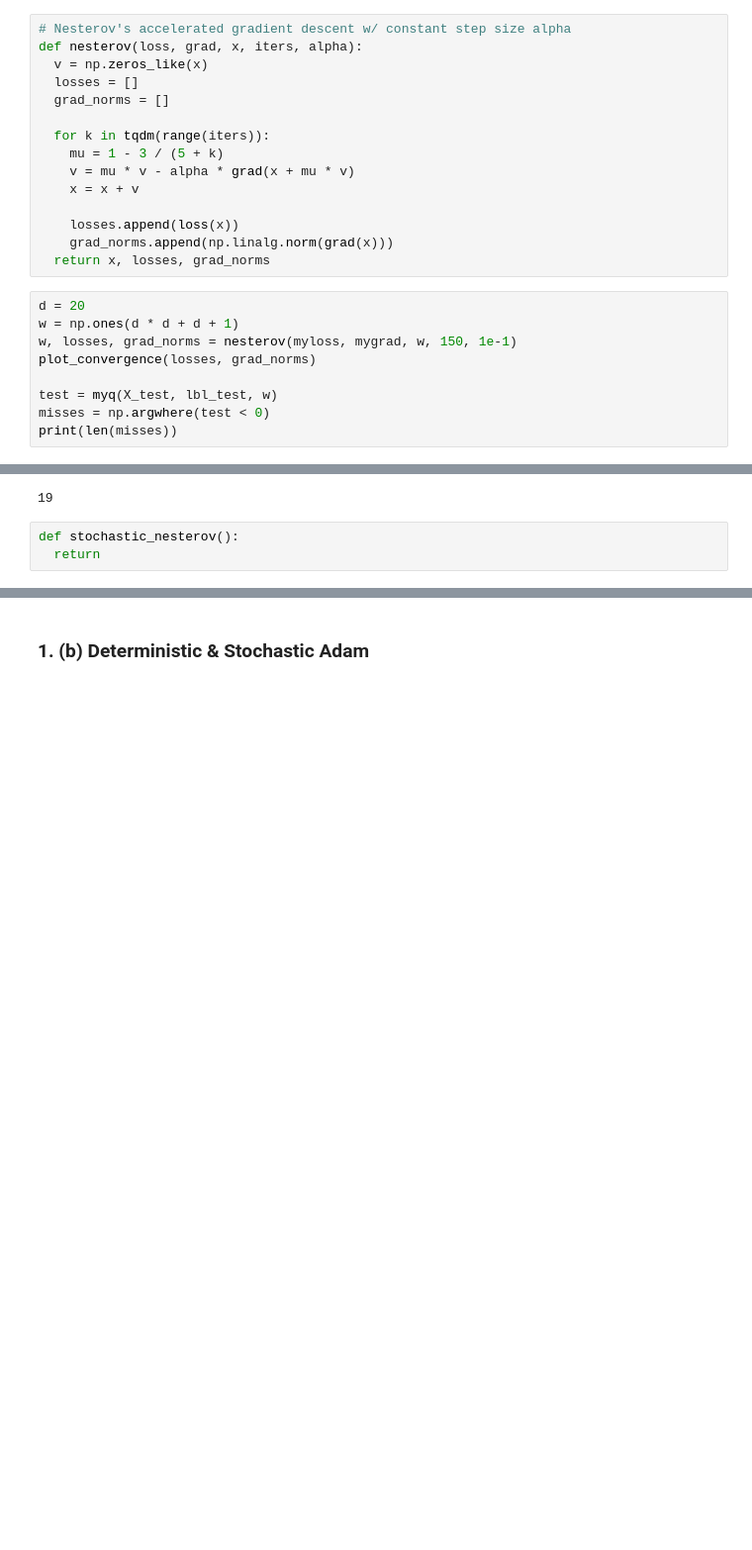
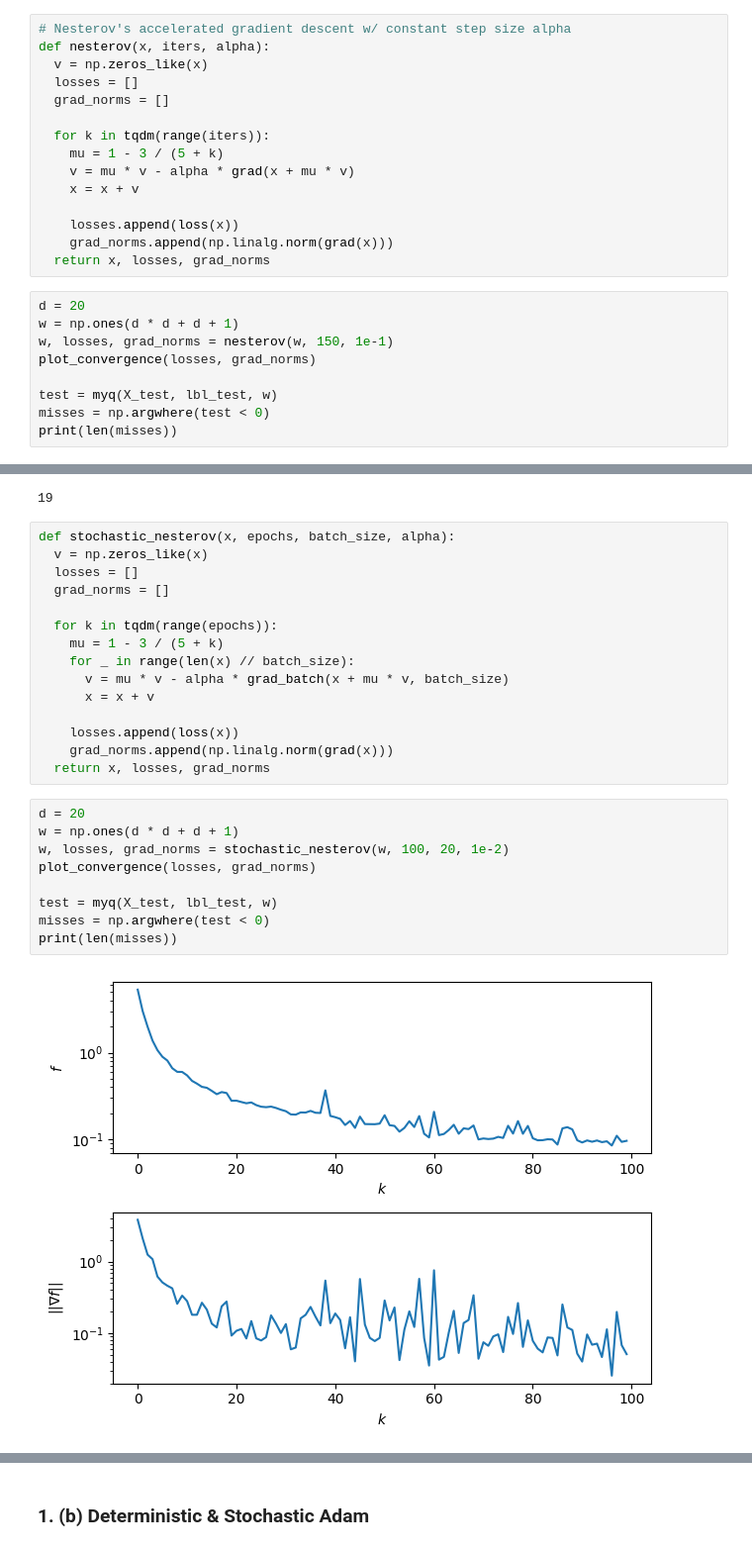
Before and after one commit to elijahkin/amsc660, a Jupyter notebook: hw13/hw13.ipynb, the cells around one changed output, grey strips where cells are left out. Shown: that part at 99% size. Drawn from its saved outputs; the diff is of its cells as text; blank space fills up the shorter version.

Commit message:
Functional stochastics

```diff
--- a/hw13/hw13.ipynb
+++ b/hw13/hw13.ipynb
@@ -168,7 +172,7 @@ def mygrad(w):
 ### 1. (a) Deterministic & Stochastic Nesterov
 # %%
 # Nesterov's accelerated gradient descent w/ constant step size alpha
-def nesterov(loss, grad, x, iters, alpha):
+def nesterov(x, iters, alpha):
   v = np.zeros_like(x)
   losses = []
   grad_norms = []
@@ -184,7 +188,7 @@ def nesterov(loss, grad, x, iters, alpha):
 # %%
 d = 20
 w = np.ones(d * d + d + 1)
-w, losses, grad_norms = nesterov(myloss, mygrad, w, 150, 1e-1)
+w, losses, grad_norms = nesterov(w, 150, 1e-1)
 plot_convergence(losses, grad_norms)
 
 test = myq(X_test, lbl_test, w)
@@ -193,6 +197,29 @@ print(len(misses))
 # %% [output]
 [figure]
 19
-# %%
-def stochastic_nesterov():
-  return
+# %%
+def stochastic_nesterov(x, epochs, batch_size, alpha):
+  v = np.zeros_like(x)
+  losses = []
+  grad_norms = []
+
+  for k in tqdm(range(epochs)):
+    mu = 1 - 3 / (5 + k)
+    for _ in range(len(x) // batch_size):
+      v = mu * v - alpha * grad_batch(x + mu * v, batch_size)
+      x = x + v
+
+    losses.append(loss(x))
+    grad_norms.append(np.linalg.norm(grad(x)))
+  return x, losses, grad_norms
+# %%
+d = 20
+w = np.ones(d * d + d + 1)
+w, losses, grad_norms = stochastic_nesterov(w, 100, 20, 1e-2)
+plot_convergence(losses, grad_norms)
+
+test = myq(X_test, lbl_test, w)
+misses = np.argwhere(test < 0)
+print(len(misses))
+# %% [output]
+[figure, added]
```
Also changed, not shown: parts of 8 cells of this notebook.
